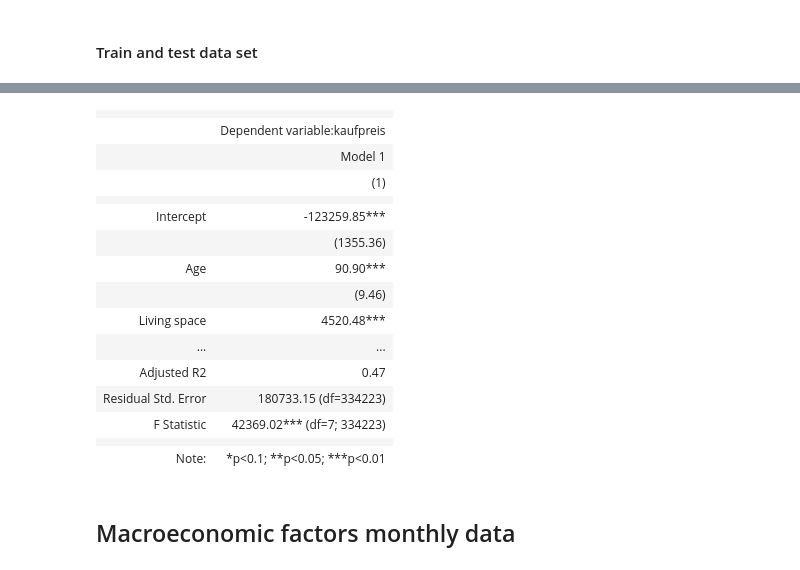
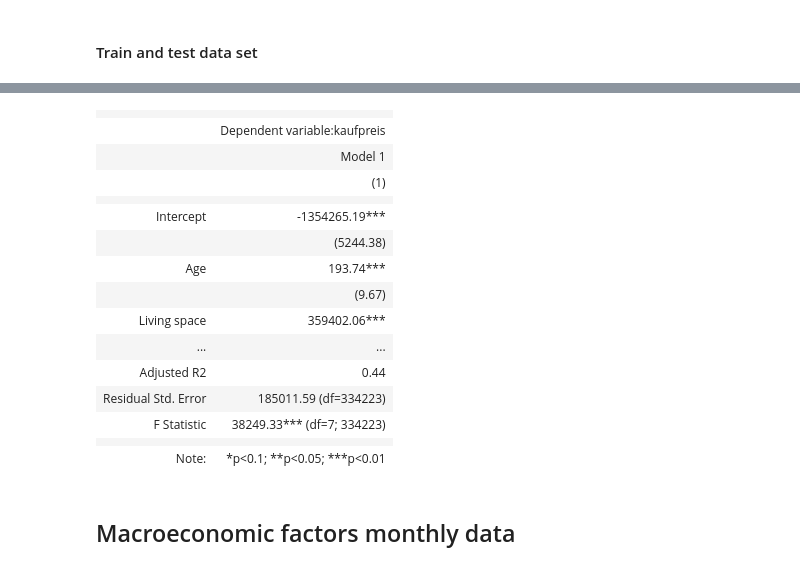
Before and after one commit to pvseydlitz/BachelorThesis, a Jupyter notebook: regression_wk_cities.ipynb, the cells around one changed output, grey strips where cells are left out. Drawn from its saved outputs; the diff is of its cells as text; code cells hidden in the pictures.

```diff
--- a/regression_wk_cities.ipynb
+++ b/regression_wk_cities.ipynb
@@ -77,6 +78,7 @@ df_characteristics = df_characteristics[(df_characteristics['badezimmer'] > 0) &
 df_characteristics = df_characteristics[df_characteristics['wohnflaeche'].notna()]
 df_characteristics['wohnflaeche'] = pd.to_numeric(df_characteristics['wohnflaeche'])
 df_characteristics = df_characteristics[(df_characteristics['wohnflaeche'] > 0) & (df_characteristics['wohnflaeche'] < 5000)]
+df_characteristics['wohnflaeche'] = np.log(df_characteristics['wohnflaeche'])
 
 df_characteristics = df_characteristics[~df_characteristics['objektzustand'].str.contains("Not specified")]
 df_characteristics = df_characteristics[~df_characteristics['objektzustand'].str.contains("By arrangement")]
@@ -200,36 +194,36 @@ Intercept:
 # %%
 from stargazer.stargazer import Stargazer
 stargazer_tab = Stargazer([ls])
 stargazer_tab.custom_columns('Model 1')
 stargazer_tab.significant_digits(2)
 stargazer_tab.covariate_order(['const', 'age', 'wohnflaeche', 'zimmeranzahl', 'schlafzimmer', 'badezimmer', 'aufzug', 'objektzustand'])
 stargazer_tab.rename_covariates({
     'age': 'Age',
     'badezimmer': 'Number of bathrooms',
     'const': 'Intercept',
     'objektzustand': 'Object condition',
     'aufzug': 'Elevator',
     'schlafzimmer': 'Number of bedrooms',
     'wohnflaeche': 'Living space',
     'zimmeranzahl': 'Number of rooms'
     })
-open('./Regression-Output/regression-1_wk_cities.tex', 'w').write(stargazer_tab.render_latex())
+#open('./Regression-Output/regression-1_wk_cities.tex', 'w').write(stargazer_tab.render_latex())
 stargazer_tab
 # %% [output]
 |  |  |
 |  | Dependent variable:kaufpreis |
 |  | Model 1 |
 |  | (1) |
 |  |  |
-| Intercept | -123259.85*** |
-|  | (1355.36) |
-| Age | 90.90*** |
-|  | (9.46) |
-| Living space | 4520.48*** |
+| Intercept | -1354265.19*** |
+|  | (5244.38) |
+| Age | 193.74*** |
+|  | (9.67) |
+| Living space | 359402.06*** |
 | ... | ... |
-| Adjusted R2 | 0.47 |
-| Residual Std. Error | 180733.15 (df=334223) |
-| F Statistic | 42369.02*** (df=7; 334223) |
+| Adjusted R2 | 0.44 |
+| Residual Std. Error | 185011.59 (df=334223) |
+| F Statistic | 38249.33*** (df=7; 334223) |
 |  |  |
 | Note: | *p<0.1; **p<0.05; ***p<0.01 |
 # %% [markdown]
```
Also changed, not shown: parts of 12 cells of this notebook, 10 other files.
